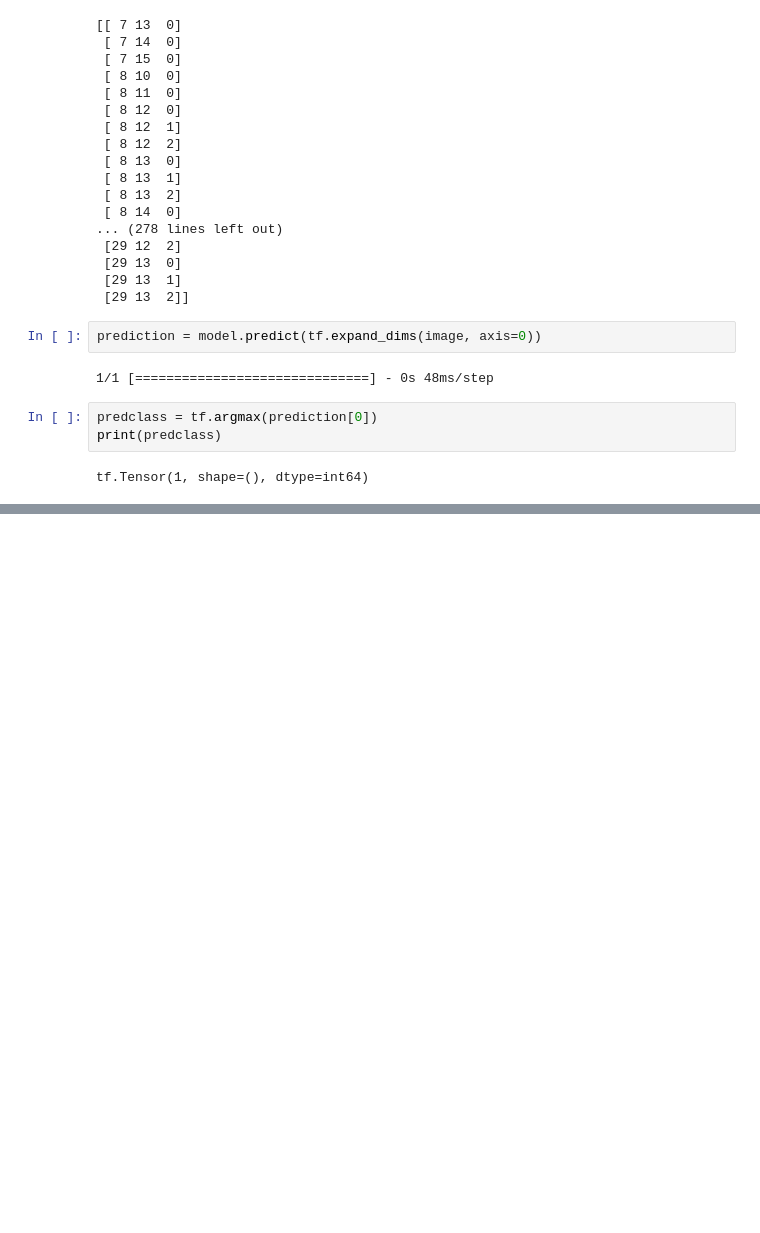
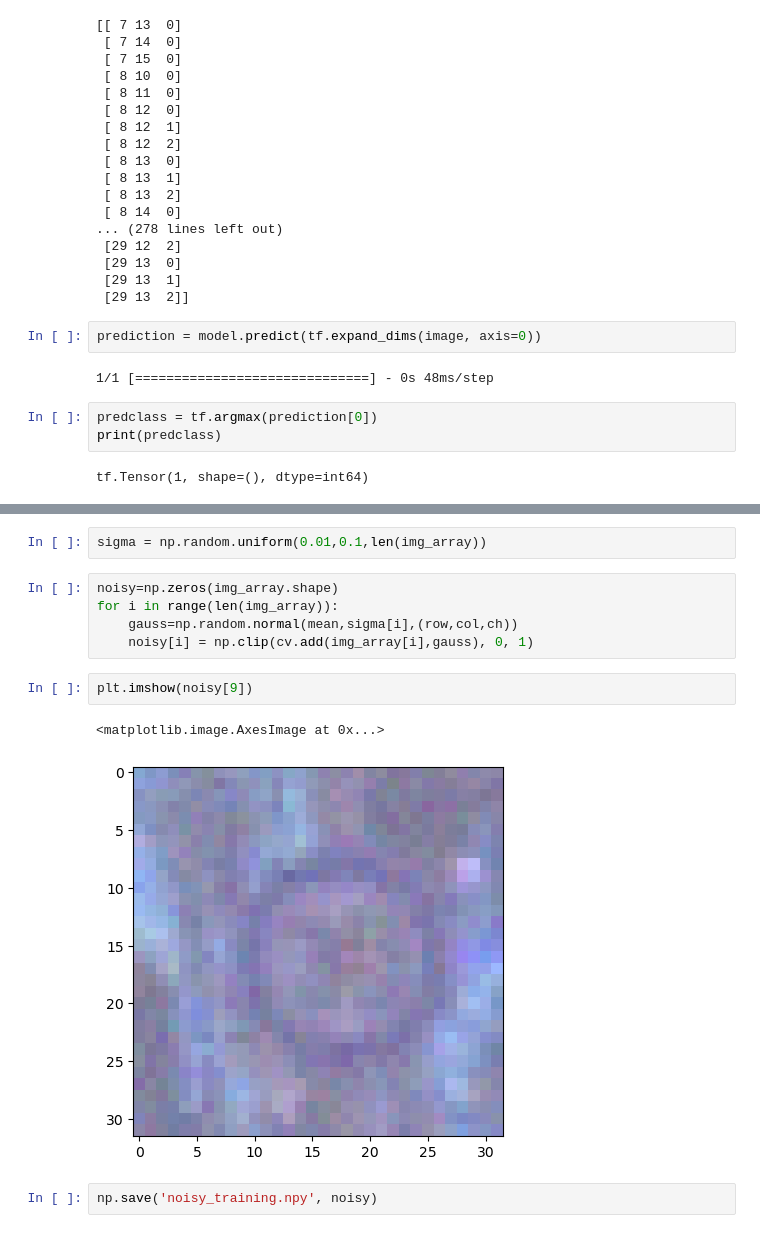
Before and after one commit to erinp0/DST-NN-Project, a Jupyter notebook: Emelia Osborne/Adversarial_Image_Creation.ipynb, the cells around one changed output, grey strips where cells are left out. Saved outputs shown, nothing was run; the diff lists cells and outputs as text; blank space fills up the shorter version.

```diff
--- a/Emelia Osborne/Adversarial_Image_Creation.ipynb
+++ b/Emelia Osborne/Adversarial_Image_Creation.ipynb
@@ -248,0 +278,14 @@ tf.Tensor(1, shape=(), dtype=int64)
+# %%
+sigma = np.random.uniform(0.01,0.1,len(img_array))
+# %%
+noisy=np.zeros(img_array.shape)
+for i in range(len(img_array)):
+    gauss=np.random.normal(mean,sigma[i],(row,col,ch))
+    noisy[i] = np.clip(cv.add(img_array[i],gauss), 0, 1)
+# %%
+plt.imshow(noisy[9])
+# %% [output]
+<matplotlib.image.AxesImage at 0x...>
+[figure, added]
+# %%
+np.save('noisy_training.npy', noisy)
```
Also changed, not shown: parts of 7 cells of this notebook, 1 other file.
